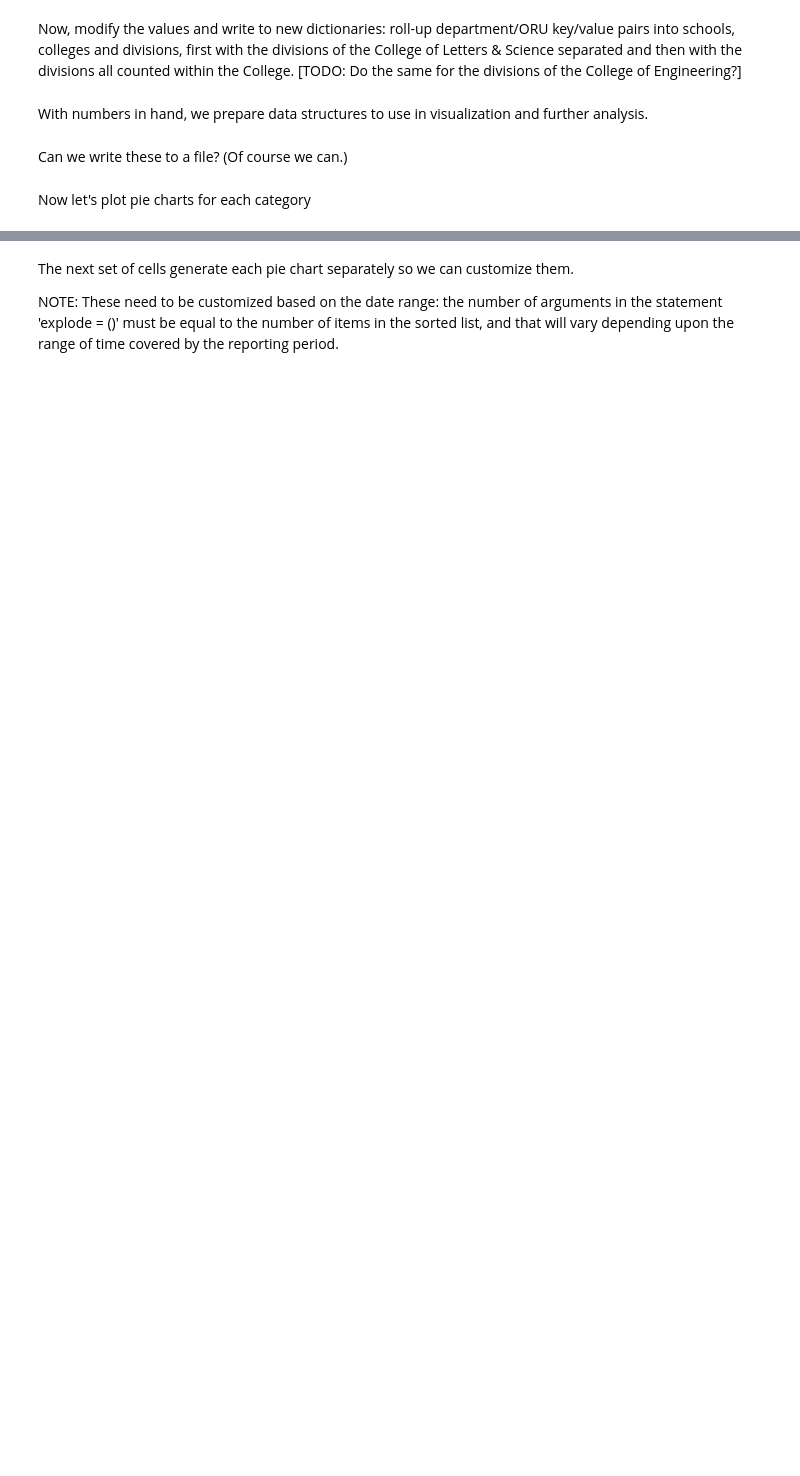
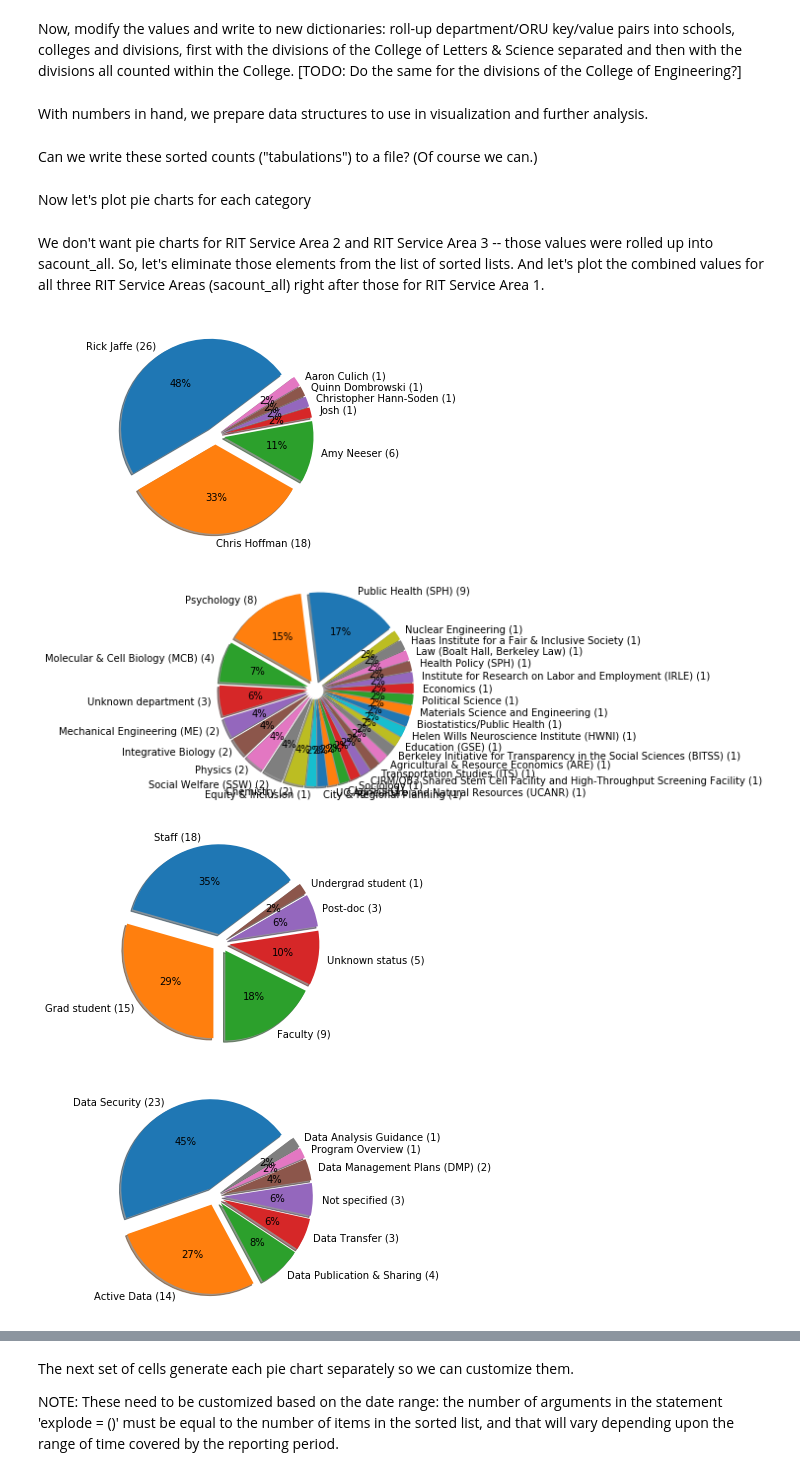
Before and after one commit to rjaffe/rdm_metrics, a Jupyter notebook: RDM_metrics_from_Asana_csv.ipynb, the cells around one changed output, grey strips where cells are left out. Drawn from its saved outputs; the diff is of its cells as text; code cells hidden in the pictures; blank space fills up the shorter version.

Commit message:
Merge RIT service area values, modify plots accordingly; fix labels and typo; improve markdown, comments; break long lines; more

```diff
--- a/RDM_metrics_from_Asana_csv.ipynb
+++ b/RDM_metrics_from_Asana_csv.ipynb
@@ -506,13 +767,18 @@ With numbers in hand, we prepare data structures to use in visualization and fur
 
 # Initialize the lists - unsorted and sorted (the dicts have been created above).
 # Name each list for the dictionary it will be drawn from.
-ccount, dcount, pcount, sacount1, sacount2, sacount3, scount, rcount, cocount, pacount, lscount, sacount_all = [[],[],[],[],[],[],[],[],[],[],[],[]]
-sccount, sdcount, spcount, ssacount1, ssacount2, ssacount3, sscount, srcount, scocount, spacount, slscount, ssacount_all = [[],[],[],[],[],[],[],[],[],[],[],[]]  # 's' for sorted
+ccount, dcount, pcount, sacount1, sacount2, sacount3, scount, rcount, cocount, pacount, \
+lscount, sacount_all = [[],[],[],[],[],[],[],[],[],[],[],[]]
+sccount, sdcount, spcount, ssacount1, ssacount2, ssacount3, sscount, srcount, scocount, spacount, \
+slscount, ssacount_all = [[],[],[],[],[],[],[],[],[],[],[],[]]  # 's' for sorted
 
 # Create containers with the names of our dicts and lists so we can do all the processing in a loop
-dcts = [ccounter, dcounter, pcounter, sacounter1, sacounter2, sacounter3, scounter, rcounter, cocounter, pacounter, lscounter, sacounter_all]
-lsts = [ccount, dcount, pcount, sacount1, sacount2, sacount3, scount, rcount, cocount, pacount, lscount, sacount_all]
-srtdlsts = [sccount, sdcount, spcount, ssacount1, ssacount2, ssacount3, sscount, srcount, scocount, spacount, slscount, ssacount_all]
+dcts = [ccounter, dcounter, pcounter, sacounter1, sacounter2, sacounter3, scounter, rcounter, cocounter,\
+        pacounter, lscounter, sacounter_all]
+lsts = [ccount, dcount, pcount, sacount1, sacount2, sacount3, scount, rcount, cocount,\
+    pacount, lscount, sacount_all]
+srtdlsts = [sccount, sdcount, spcount, ssacount1, ssacount2, ssacount3, sscount, srcount, scocount, \
+            spacount, slscount, ssacount_all]
 
 # For each dictionary item, append the key/value pair as a tuple to the named list related to the dictionary
 for d, l, s in zip(dcts, lsts, srtdlsts):
@@ -559,5 +827,5 @@ for d, l, s in zip(dcts, lsts, srtdlsts):
 # %% [markdown]
-Can we write these to a file? (Of course we can.)
+Can we write these sorted counts ("tabulations") to a file? (Of course we can.)
 # %%
 from datetime import datetime
 
@@ -586,37 +854,60 @@ with open(fileoutname, 'w') as f:
         f.write('\n\n')
 # %% [markdown]
 Now let's plot pie charts for each category
+# %% [markdown]
+We don't want pie charts for RIT Service Area 2 and RIT Service Area 3 -- those values were rolled up into sacount_all. So, let's eliminate those elements from the list of sorted lists. And let's plot the combined values for all three RIT Service Areas (sacount_all) right after those for RIT Service Area 1.
+# %%
+srtdlsts_wo_sa2_sa3 = []  # initialize list where we will alter order of sorted lists for printing purposes
+
+for s in srtdlsts:   # Copy (reconstruct) list of sorted lists into this new list, where it will be edited
+    srtdlsts_wo_sa2_sa3.append(s)
+
+sa_all = srtdlsts_wo_sa2_sa3[11]
+srtdlsts_wo_sa2_sa3.remove(srtdlsts_wo_sa2_sa3[11]) # Remove because we've copied it and will move the values up
+
+srtdlsts_wo_sa2_sa3.remove(srtdlsts_wo_sa2_sa3[4])  # Remove values for RIT Service Area 2
+srtdlsts_wo_sa2_sa3.remove(srtdlsts_wo_sa2_sa3[4])  # With element 4 removed, service area 3 becomes new element 4
+srtdlsts_wo_sa2_sa3.insert(4, sa_all)  # Insert service_area_all values prior to element 4
+
+# print('\n')    # debug only
+# print(srtdlsts_wo_sa2_sa3)  # debug only
 # %%
 %matplotlib inline
 import matplotlib.pyplot as plt
 
 # Pie charts of each category, where the slices will be ordered and plotted counter-clockwise:
+# Don't need pie charts of ssacount2 and ssacount3
 
-for s in srtdlsts:
+for s in srtdlsts_wo_sa2_sa3:  # list of sorted lists without values for RIT service area 2 and 3
 
     labels = []
     sizes = []
     labelsplusn = []
 
     for pair in s:
         labels.append(pair[0])
         sizes.append(pair[1])
 
     #print(labels) #debug
     #print(sizes)  #debug
 
     for label, size in zip(labels, sizes):
         labelplusn = str(label) + ' (' + str(size) + ')'
         labelsplusn.append(labelplusn)
 
     #print(labelsplusn)  #debug
 
     explode = [.1 for _ in range(len(s))]  # one value for each element in len(sortedlist)
 
     fig1, ax1 = plt.subplots()
     ax1.pie(sizes, explode=explode, labels=labelsplusn, autopct='%1.f%%',
         shadow=True, startangle=37)  # originally labels=labels
     ax1.axis('equal')  # Equal aspect ratio ensures that pie is drawn as a circle.
 
     plt.show()
     #print('\n\n')
+# %% [output]
+[figure, added]
+[figure, added]
+[figure, added]
+[figure, added]
```
Also changed, not shown: parts of 20 cells of this notebook.
